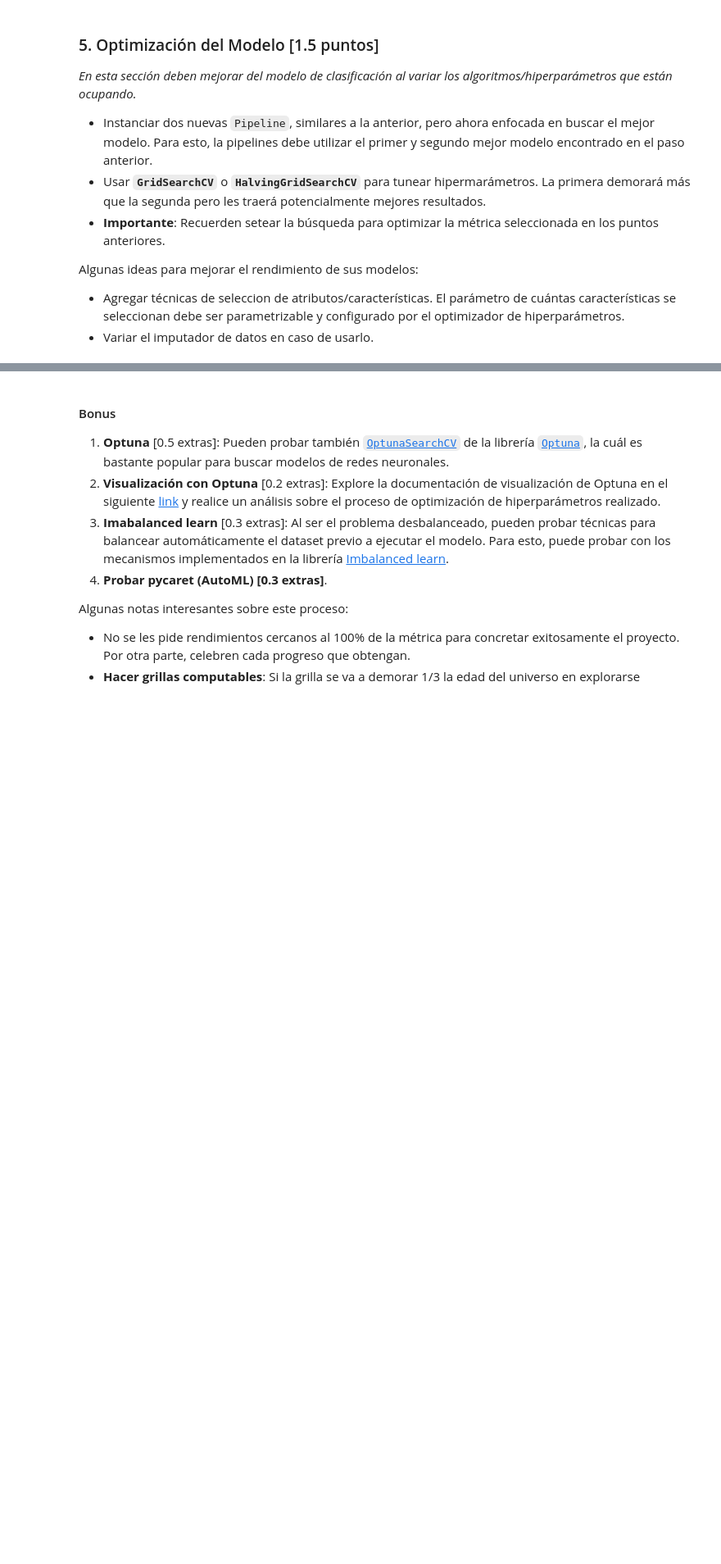
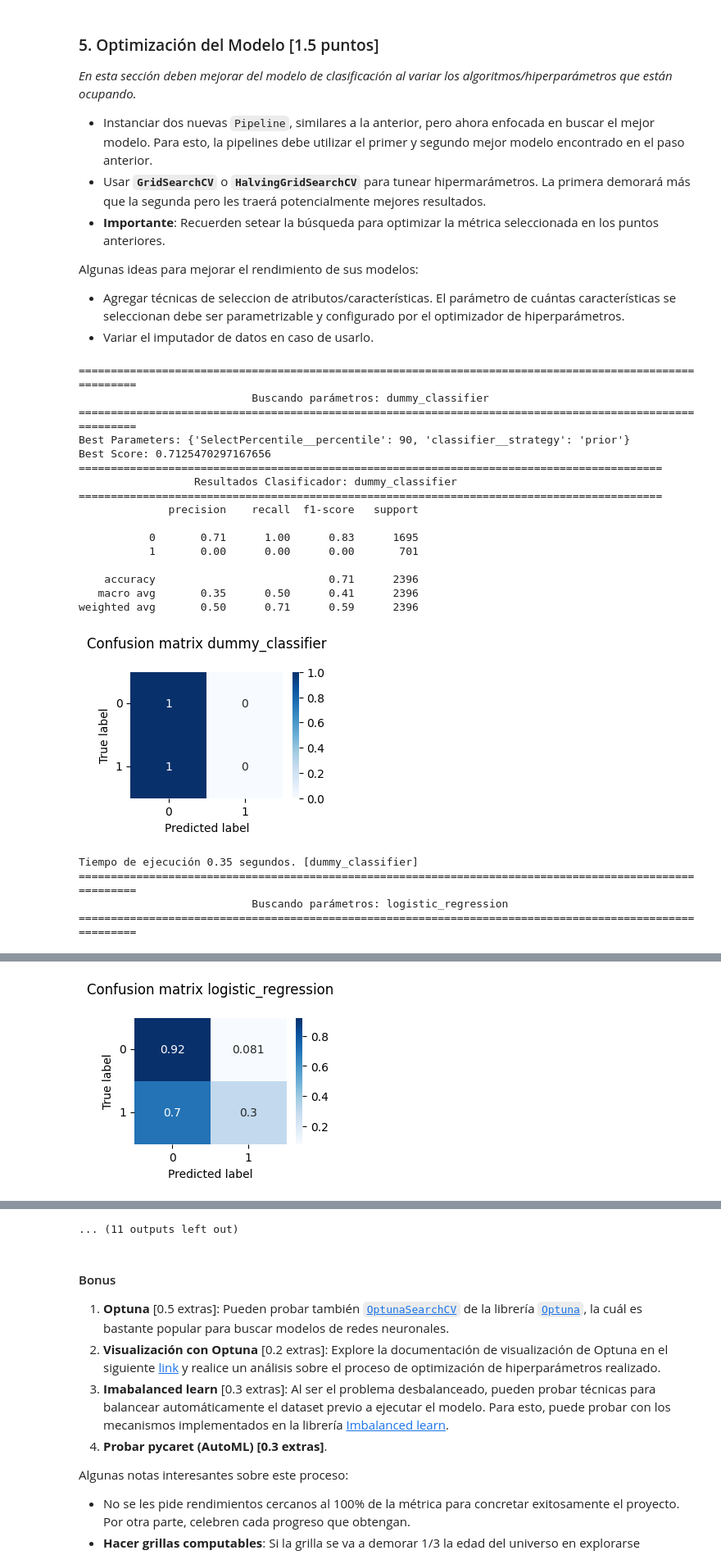
Before and after one commit to mvarasg/MDS7202-Lab-Programacion-Cientifica-MDS, a Jupyter notebook: proyecto2/Proyecto2_Respuestas.ipynb, the cells around one changed output, grey strips where cells are left out. Shown at 82% size. Saved outputs shown, nothing was run; the diff lists cells and outputs as text; code cells hidden in the pictures; blank space fills up the shorter version.

```diff
--- a/proyecto2/Proyecto2_Respuestas.ipynb
+++ b/proyecto2/Proyecto2_Respuestas.ipynb
@@ -393,0 +451,71 @@ Algunas ideas para mejorar el rendimiento de sus modelos:
+# %%
+import time
+from sklearn.experimental import enable_halving_search_cv
+from sklearn.model_selection import HalvingGridSearchCV
+def obtener_hiperparametros(clf_list, params_list, df):
+    t_inicial = time.time()
+    params_res = []
+    X_train, X_test, y_train, y_test = train_test_split(df, df['credit_score'], test_size=0.3, random_state=0)
+    parametros = [(x[0], x[1], y) for x, y in zip(clf_list, params_list)]
+    for clf, name, grid in parametros:
+        time_i = time.time()
+        print('\033[94m\033[1m=====================\033[00m'*5)
+        print(f'\033[94m\033[1m                           Buscando parámetros: {name}                           \033[00m')
+        print('\033[94m\033[1m=====================\033[00m'*5)
+        baseline = Pipeline([
+        ('column_transformer', column_transformer),
+        ('SelectPercentile', SelectPercentile(score_func=f_classif, percentile=90)),
+        ('classifier', clf)])
+        halving_cv = HalvingGridSearchCV(baseline, grid, cv=3, n_jobs=-1, random_state=0)
+        halving_cv.fit(X_train, y_train)
+        best_params = halving_cv.best_params_
+        best_score = halving_cv.best_score_
+        best_model = halving_cv.best_estimator_
+        print(f"Best Parameters: {best_params}")
+        print(f"Best Score: {best_score}")
+        predictions = best_model.predict(X_test)
+        cm = confusion_matrix(y_test, predictions, normalize='true')
+        classes = unique_labels(df['credit_score'])
+        print("\033[1m=============\033[0m"*7)
+        print('                  '+f'\033[1mResultados Clasificador: {name}\033[0m')
+        print("\033[1m=============\033[0m"*7)
+        print(classification_report(y_test, predictions))
+        df_confusion = pd.DataFrame(cm, index=classes, columns=classes)
+        plt.figure(figsize=(3, 2))
+        g = sns.heatmap(df_confusion, annot=True, cmap="Blues")
+        g.set_yticklabels(g.get_yticklabels(), rotation=0)
+        plt.title(f'Confusion matrix {name}\n')
+        plt.xlabel('Predicted label')
+        plt.ylabel('True label')
+        plt.autoscale()
+        plt.show()
+        tiempo_ejecución = time.time() - time_i
+        print(f'Tiempo de ejecución {round(tiempo_ejecución,2)} segundos. [{name}]')
+        params_res += [best_params]
+    print(f'Tiempo Total de ejecución {round(time.time()-t_inicial,2)} segundos.')
+    return params_res
+
+
+res_parametros = obtener_hiperparametros(clf_list, params_list, df)
+# %% [output]
+=========================================================================================================
+                           Buscando parámetros: dummy_classifier
+=========================================================================================================
+Best Parameters: {'SelectPercentile__percentile': 90, 'classifier__strategy': 'prior'}
+Best Score: 0.7125470297167656
+===========================================================================================
+                  Resultados Clasificador: dummy_classifier
+===========================================================================================
+              precision    recall  f1-score   support
+
+           0       0.71      1.00      0.83      1695
+           1       0.00      0.00      0.00       701
+
+    accuracy                           0.71      2396
+   macro avg       0.35      0.50      0.41      2396
+weighted avg       0.50      0.71      0.59      2396
+[figure, added]
+Tiempo de ejecución 0.35 segundos. [dummy_classifier]
+=========================================================================================================
+                           Buscando parámetros: logistic_regression
+=========================================================================================================
@@ -393,0 +552 @@ Algunas ideas para mejorar el rendimiento de sus modelos:
+[figure, added]
@@ -394,3 +607,4 @@ Algunas ideas para mejorar el rendimiento de sus modelos:
+... (11 outputs left out)
 # %% [markdown]
 
 #### Bonus
```
Also changed, not shown: parts of 6 cells of this notebook.
